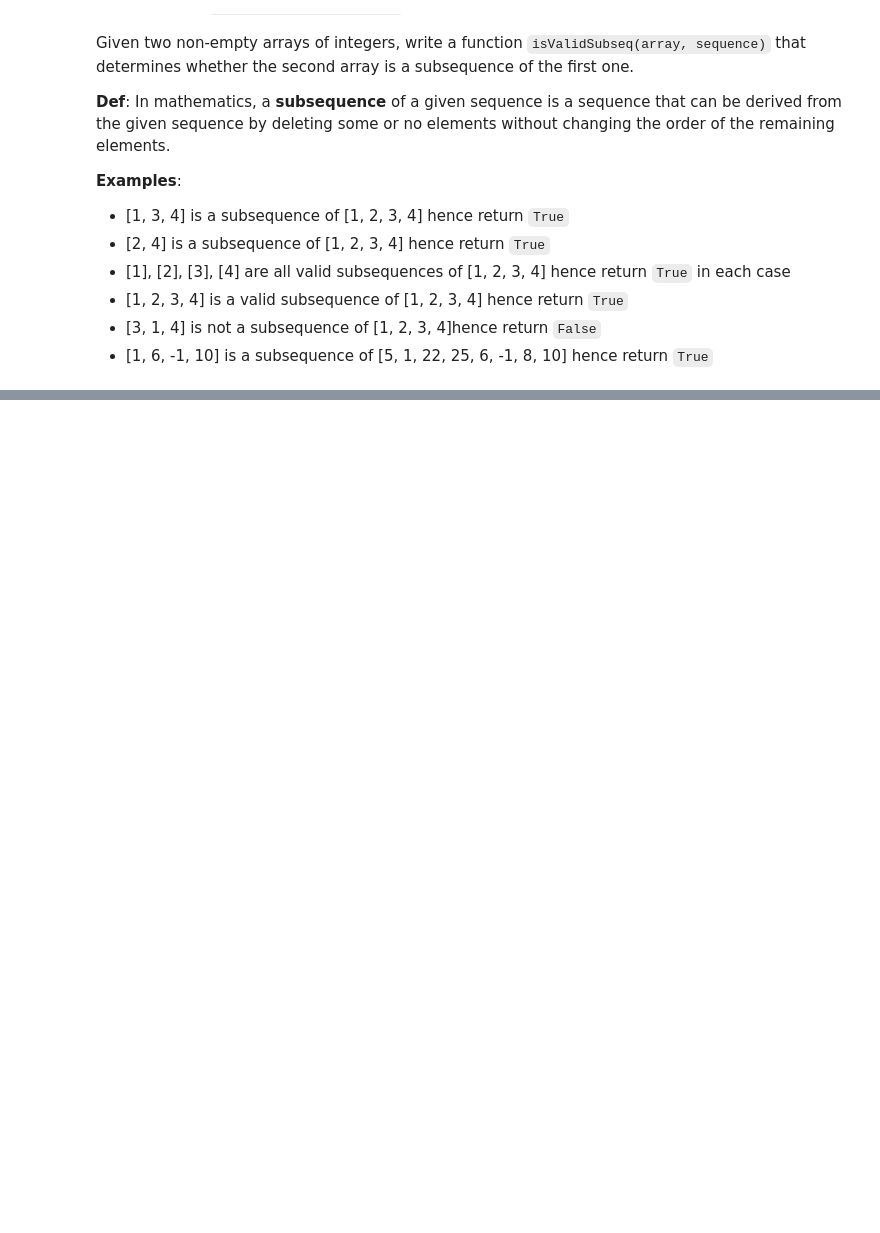
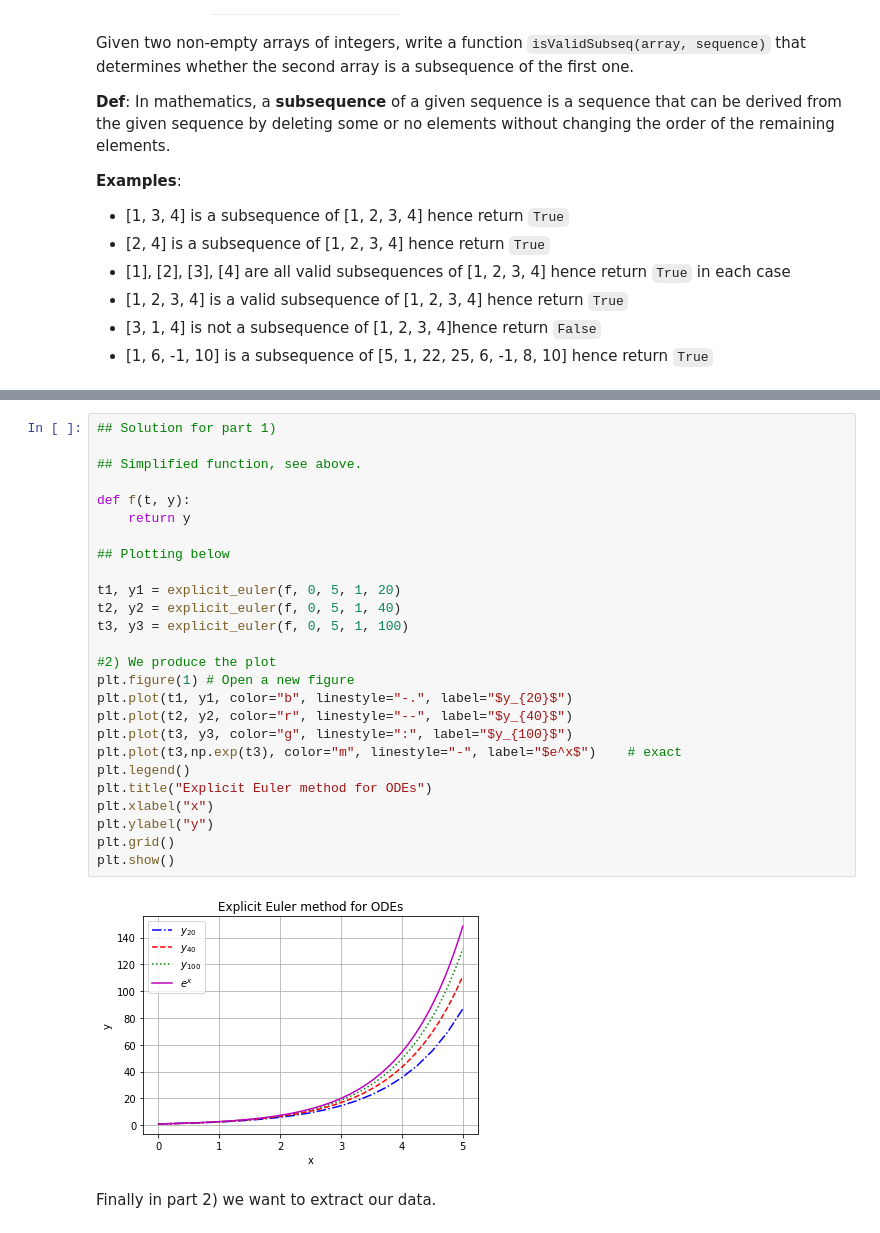
Before and after one commit to Bertenghi/mat101, a Jupyter notebook: Class 12/class12.ipynb, the cells around one changed output, grey strips where cells are left out. Saved outputs shown, nothing was run; the diff lists cells and outputs as text; some formulas as TeX source; blank space fills up the shorter version.

```diff
--- a/Class 12/class12.ipynb
+++ b/Class 12/class12.ipynb
@@ -297,0 +334,30 @@ Given two non-empty arrays of integers, write a function `isValidSubseq(array, s
+# %%
+## Solution for part 1)
+
+## Simplified function, see above.
+
+def f(t, y):
+    return y
+
+## Plotting below
+
+t1, y1 = explicit_euler(f, 0, 5, 1, 20)
+t2, y2 = explicit_euler(f, 0, 5, 1, 40)
+t3, y3 = explicit_euler(f, 0, 5, 1, 100)
+
+#2) We produce the plot
+plt.figure(1) # Open a new figure
+plt.plot(t1, y1, color="b", linestyle="-.", label="$y_{20}$")
+plt.plot(t2, y2, color="r", linestyle="--", label="$y_{40}$")
+plt.plot(t3, y3, color="g", linestyle=":", label="$y_{100}$")
+plt.plot(t3,np.exp(t3), color="m", linestyle="-", label="$e^x$")    # exact
+plt.legend()
+plt.title("Explicit Euler method for ODEs")
+plt.xlabel("x")
+plt.ylabel("y")
+plt.grid()
+plt.show()
+# %% [output]
+[figure, added]
+# %% [markdown]
+Finally in part 2) we want to extract our data.
```
Also changed, not shown: parts of 4 cells of this notebook.
